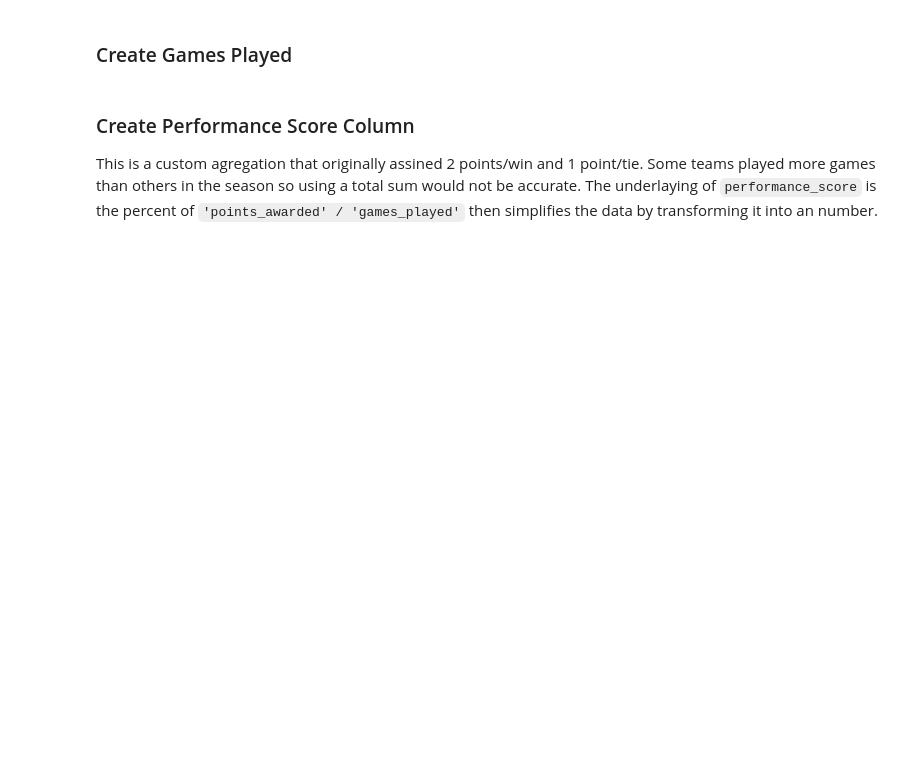
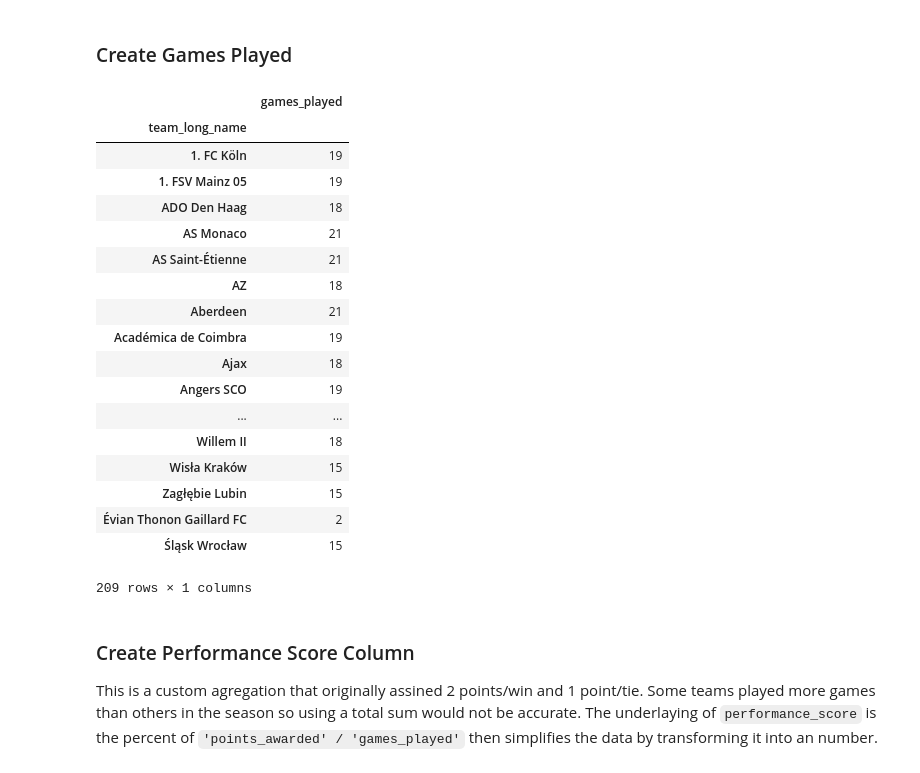
Before and after one commit to GarrettMarkScott/European_Soccer_Exploring, a Jupyter notebook: European Soccer Data.ipynb, the cells around one changed output. Saved outputs shown, nothing was run; the diff lists cells and outputs as text; code cells hidden in the pictures; blank space fills up the shorter version.

```diff
--- a/European Soccer Data.ipynb
+++ b/European Soccer Data.ipynb
@@ -347,7 +385,27 @@ team_points = matches.groupby(['team_long_name']).sum()[['points_awarded']]
 # %%
 team_games_played = matches.groupby(['team_long_name']).count()[['date']]
 team_games_played.rename(columns={'date':'games_played'}, inplace=True) #proper rename
-#team_games_played
+team_games_played
+# %% [output]
+|  | games_played |
+| team_long_name |  |
+| 1. FC Köln | 19 |
+| 1. FSV Mainz 05 | 19 |
+| ADO Den Haag | 18 |
+| AS Monaco | 21 |
+| AS Saint-Étienne | 21 |
+| AZ | 18 |
+| Aberdeen | 21 |
+| Académica de Coimbra | 19 |
+| Ajax | 18 |
+| Angers SCO | 19 |
+| ... | ... |
+| Willem II | 18 |
+| Wisła Kraków | 15 |
+| Zagłębie Lubin | 15 |
+| Évian Thonon Gaillard FC | 2 |
+| Śląsk Wrocław | 15 |
+209 rows × 1 columns
 # %% [markdown]
 ### Create Performance Score Column
 
```
Also changed, not shown: parts of 6 cells of this notebook.
